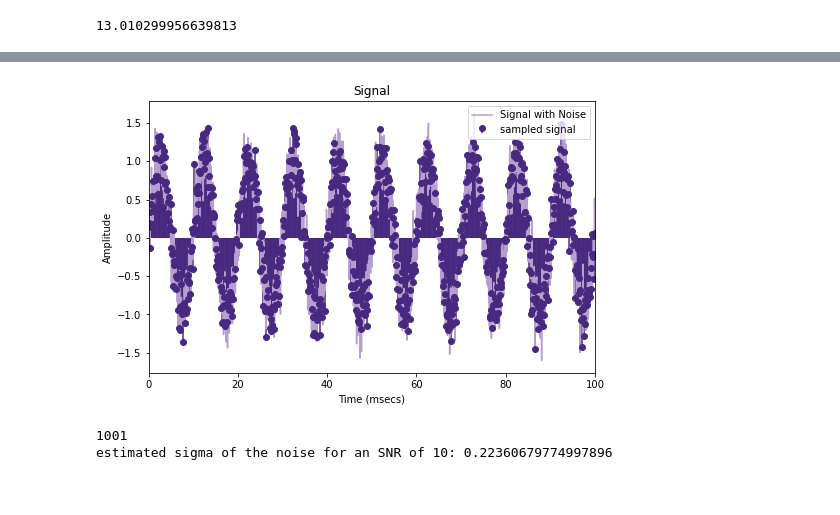
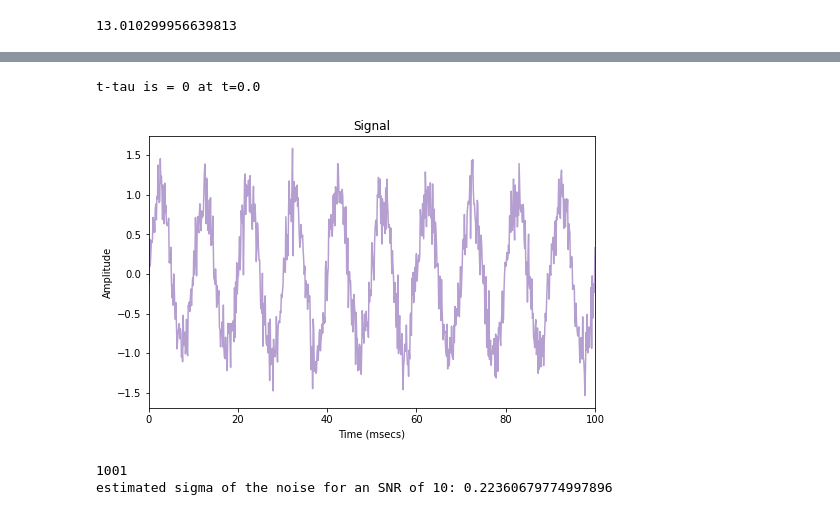
Before and after one commit to johnmays/CSDS_364_HW, a Jupyter notebook: A3/A3a/A3a_jkm100.ipynb, the cells around one changed output, grey strips where cells are left out. Drawn from its saved outputs; the diff is of its cells as text; code cells hidden in the pictures.

```diff
--- a/A3/A3a/A3a_jkm100.ipynb
+++ b/A3/A3a/A3a_jkm100.ipynb
@@ -220,12 +228,10 @@ plotsignal(g= lambda t: noisysignal(t, lambda x: delta(x, fs=1000),\
 # %%
-plotsignal(g= lambda t: noisysignal(t, lambda x: delta(x, fs=1000),\
-    tau = 0.05, T=0.1, sigma=0.1), tlim=(0,0.150), show_sampled=True, fs=1000, tunits="msecs", tscale=10**3)
+sigma_n = 0.2204792759220492
+plotsignal(g= lambda t: noisysignal(t, lambda x: sinewave(x, f=100),\
+    tau = 0.0, T=0.1, sigma=sigma_n), tlim=(0,0.1), show_sampled=False, plotfs=8000, tunits="msecs", tscale=10**3)
+# %% [output]
+t-tau is = 0 at t=0.0
+[figure, added]
-# %%
-sigma_n = 0.2204792759220492
-plotsignal(g= lambda t: noisysignal(t, lambda x: sinewave(x, f=100),\
-    tau = 0.0, T=0.1, sigma=sigma_n), tlim=(0,0.1), show_sampled=True, fs=8000, tunits="msecs", tscale=10**3)
-# %% [output]
-[figure, removed]
 # %%
 t = np.linspace(0, 1, 1001)
 signal = gensignal(t, lambda t: u(t), tau=0.050, T=0.002)
```
Also changed, not shown: parts of 21 cells of this notebook, 1 other file.
